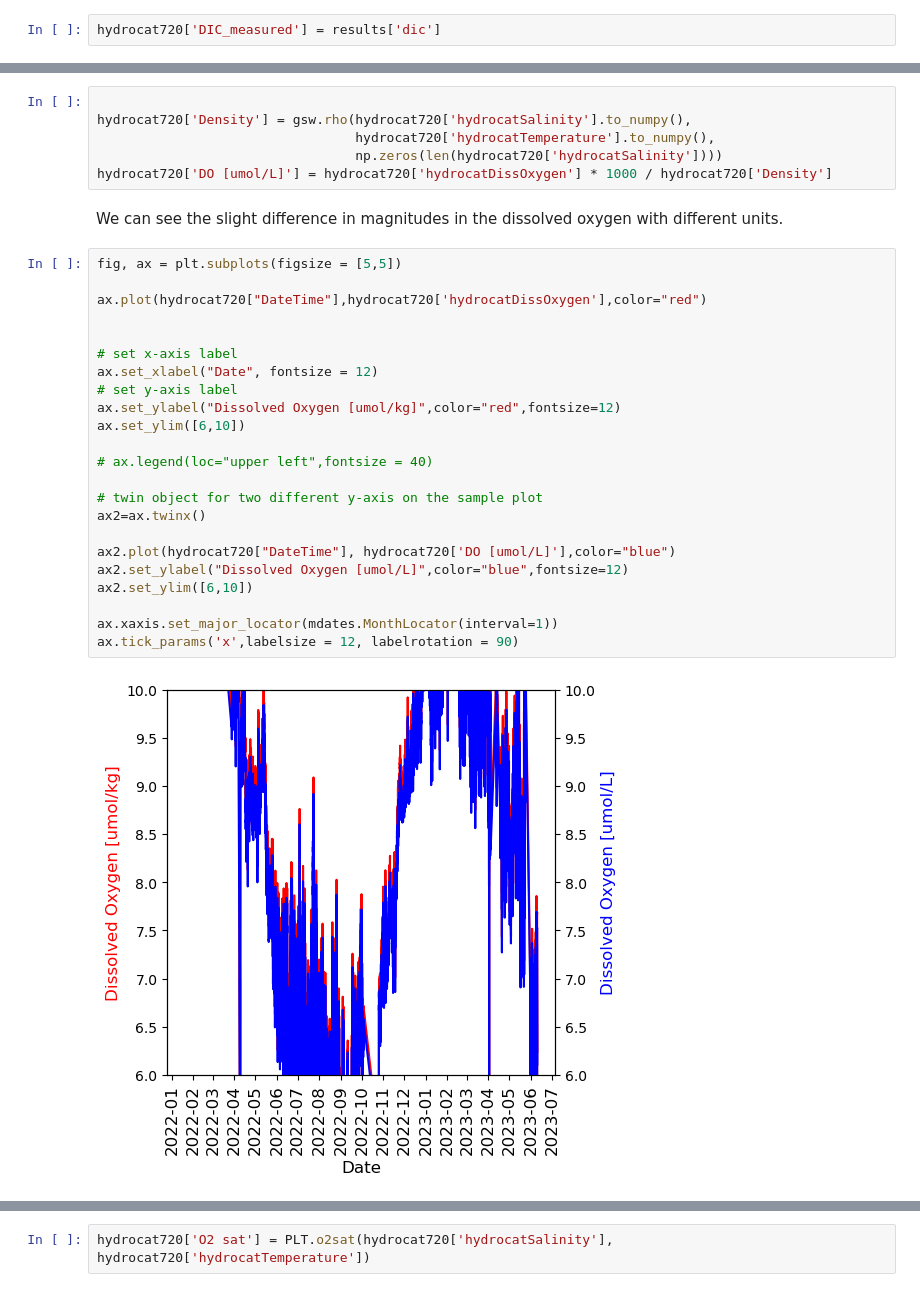
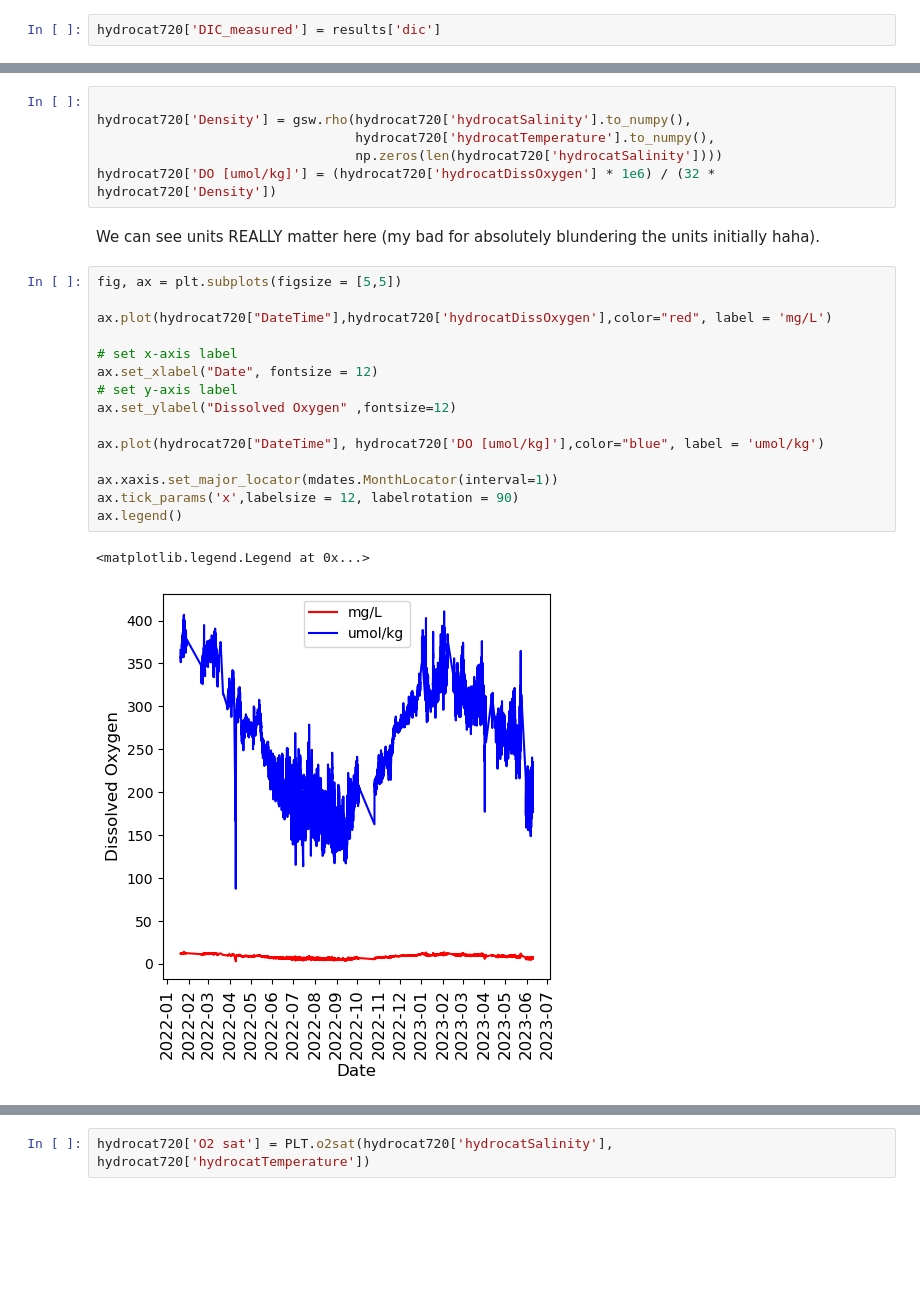
Before and after one commit to abby-baskind/phyto, a Jupyter notebook: bio_temp_normalization.ipynb, the cells around one changed output, grey strips where cells are left out. Drawn from its saved outputs; the diff is of its cells as text; blank space fills up the shorter version.

```diff
--- a/bio_temp_normalization.ipynb
+++ b/bio_temp_normalization.ipynb
@@ -201,33 +204,26 @@ The conversion then ends up being DO times 1000 (since there are 1000 liters in
 hydrocat720['Density'] = gsw.rho(hydrocat720['hydrocatSalinity'].to_numpy(),
                                  hydrocat720['hydrocatTemperature'].to_numpy(),
                                  np.zeros(len(hydrocat720['hydrocatSalinity'])))
-hydrocat720['DO [umol/L]'] = hydrocat720['hydrocatDissOxygen'] * 1000 / hydrocat720['Density']
+hydrocat720['DO [umol/kg]'] = (hydrocat720['hydrocatDissOxygen'] * 1e6) / (32 * hydrocat720['Density'])
 # %% [markdown]
-We can see the slight difference in magnitudes in the dissolved oxygen with different units.
+We can see units REALLY matter here (my bad for absolutely blundering the units initially haha).
 # %%
 fig, ax = plt.subplots(figsize = [5,5])
 
-ax.plot(hydrocat720["DateTime"],hydrocat720['hydrocatDissOxygen'],color="red")
-
+ax.plot(hydrocat720["DateTime"],hydrocat720['hydrocatDissOxygen'],color="red", label = 'mg/L')
 
 # set x-axis label
 ax.set_xlabel("Date", fontsize = 12)
 # set y-axis label
-ax.set_ylabel("Dissolved Oxygen [umol/kg]",color="red",fontsize=12)
-ax.set_ylim([6,10])
+ax.set_ylabel("Dissolved Oxygen" ,fontsize=12)
 
-# ax.legend(loc="upper left",fontsize = 40)
-
-# twin object for two different y-axis on the sample plot
-ax2=ax.twinx()
-
-ax2.plot(hydrocat720["DateTime"], hydrocat720['DO [umol/L]'],color="blue")
-ax2.set_ylabel("Dissolved Oxygen [umol/L]",color="blue",fontsize=12)
-ax2.set_ylim([6,10])
+ax.plot(hydrocat720["DateTime"], hydrocat720['DO [umol/kg]'],color="blue", label = 'umol/kg')
 
 ax.xaxis.set_major_locator(mdates.MonthLocator(interval=1))
 ax.tick_params('x',labelsize = 12, labelrotation = 90)
+ax.legend()
 # %% [output]
+<matplotlib.legend.Legend at 0x...>
-[figure, old version]
+[figure, new version]
 # %% [markdown]
 ### Step 3b. Calculate saturation oxygen concentration
```
Also changed, not shown: parts of 13 cells of this notebook, 1 other file.
